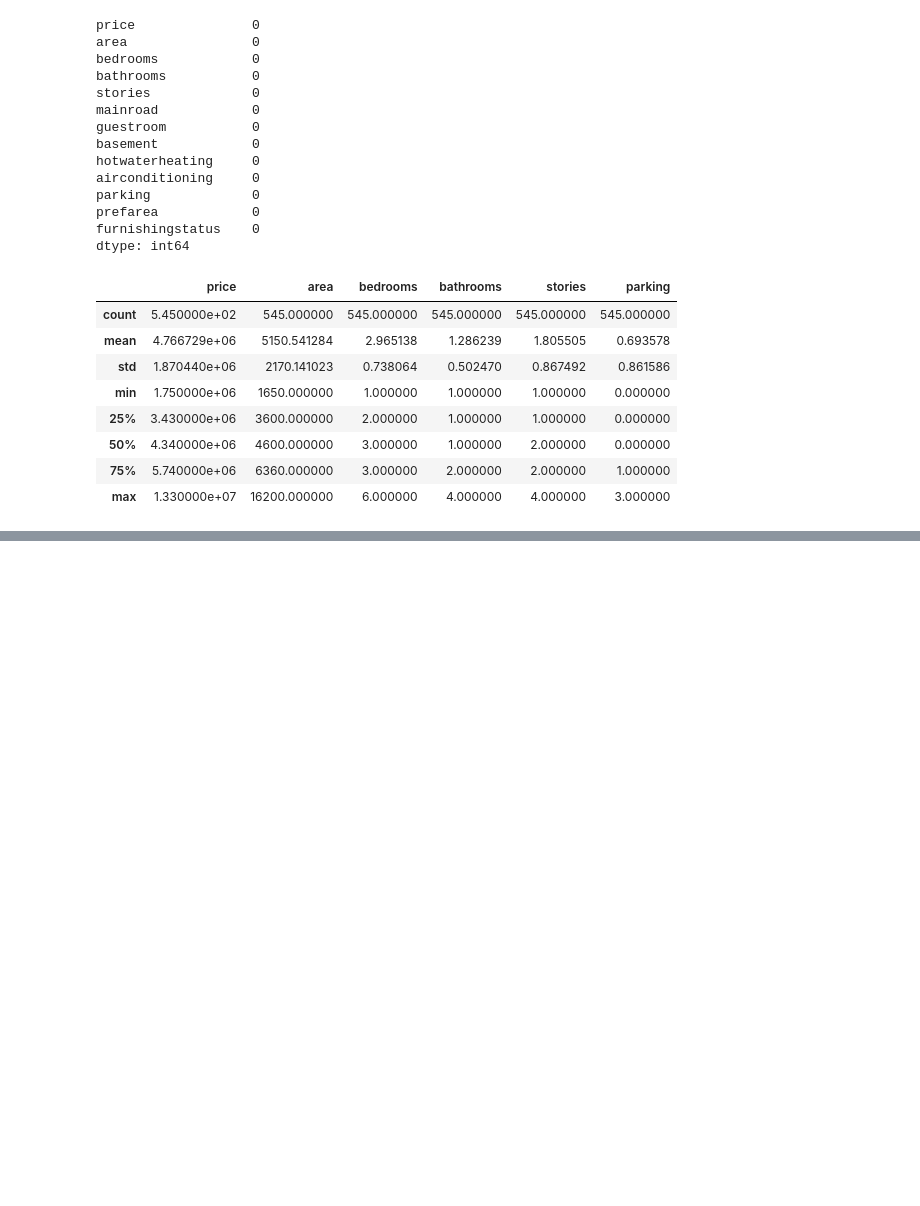
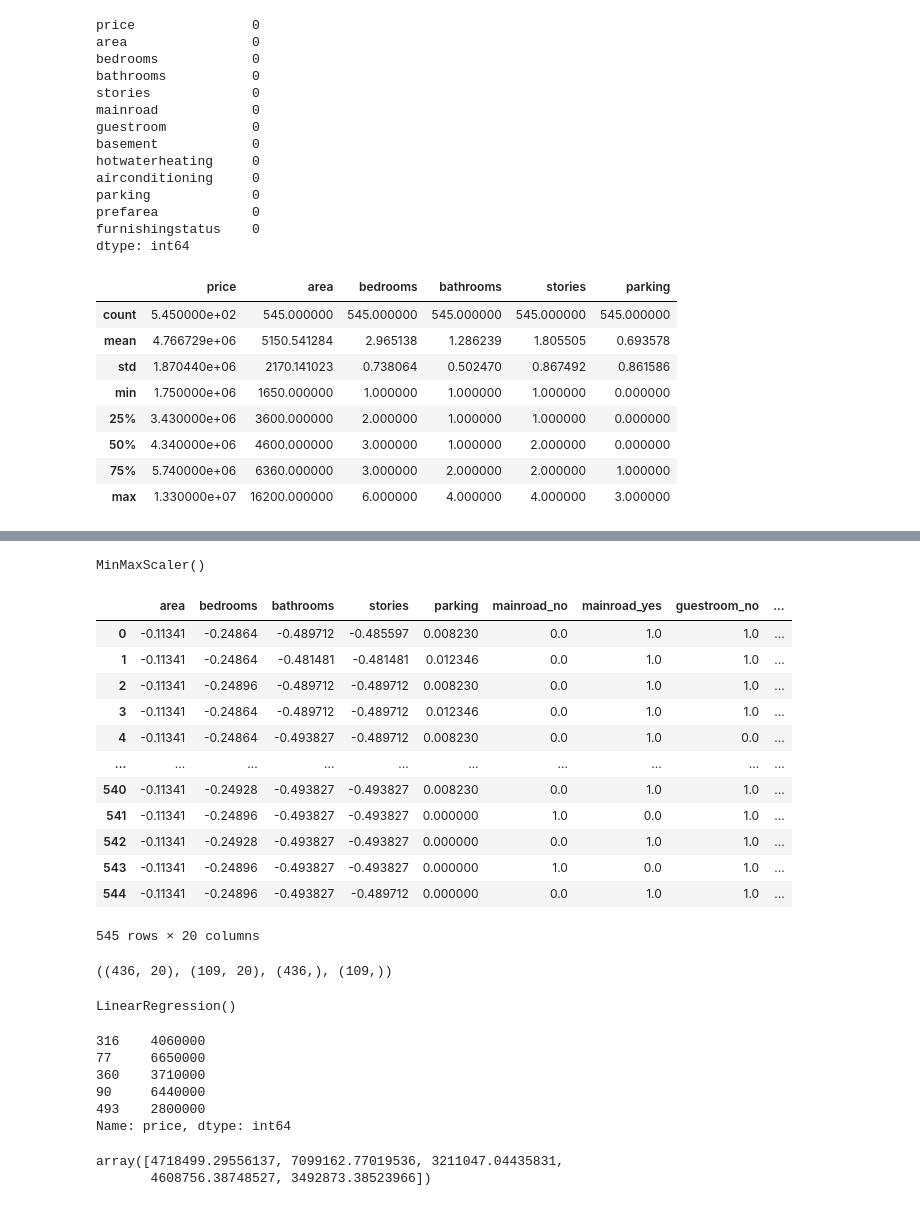
Before and after one commit to iamsurajdev/predict-house-pricing, a Jupyter notebook: main.ipynb, the cells around one changed output, grey strips where cells are left out. Saved outputs shown, nothing was run; the diff lists cells and outputs as text; code cells hidden in the pictures; blank space fills up the shorter version.

Commit message:
implemented Linear regression and Lasso model

```diff
--- a/main.ipynb
+++ b/main.ipynb
@@ -65,0 +152,4 @@ data.describe()
+# %%
+X = data.drop(columns='price')
+Y = data['price']
+Y
@@ -65,0 +169,39 @@ data.describe()
+# %%
+from sklearn.preprocessing import MinMaxScaler
+
+scaler = MinMaxScaler()
+
+scaler.fit(X)
+# %% [output]
+MinMaxScaler()
+# %%
+X[:] = scaler.transform(X).astype(float)
+X
+# %% [output]
+|  | area | bedrooms | bathrooms | stories | parking | mainroad_no | mainroad_yes | guestroom_no | ... |
+| 0 | -0.11341 | -0.24864 | -0.489712 | -0.485597 | 0.008230 | 0.0 | 1.0 | 1.0 | ... |
+| 1 | -0.11341 | -0.24864 | -0.481481 | -0.481481 | 0.012346 | 0.0 | 1.0 | 1.0 | ... |
+| 2 | -0.11341 | -0.24896 | -0.489712 | -0.489712 | 0.008230 | 0.0 | 1.0 | 1.0 | ... |
+| 3 | -0.11341 | -0.24864 | -0.489712 | -0.489712 | 0.012346 | 0.0 | 1.0 | 1.0 | ... |
+| 4 | -0.11341 | -0.24864 | -0.493827 | -0.489712 | 0.008230 | 0.0 | 1.0 | 0.0 | ... |
+| ... | ... | ... | ... | ... | ... | ... | ... | ... | ... |
+| 540 | -0.11341 | -0.24928 | -0.493827 | -0.493827 | 0.008230 | 0.0 | 1.0 | 1.0 | ... |
+| 541 | -0.11341 | -0.24896 | -0.493827 | -0.493827 | 0.000000 | 1.0 | 0.0 | 1.0 | ... |
+| 542 | -0.11341 | -0.24928 | -0.493827 | -0.493827 | 0.000000 | 0.0 | 1.0 | 1.0 | ... |
+| 543 | -0.11341 | -0.24896 | -0.493827 | -0.493827 | 0.000000 | 1.0 | 0.0 | 1.0 | ... |
+| 544 | -0.11341 | -0.24896 | -0.493827 | -0.489712 | 0.000000 | 0.0 | 1.0 | 1.0 | ... |
+545 rows × 20 columns
+# %%
+from sklearn.model_selection import train_test_split
+
+X_train, X_test, Y_train, Y_test = train_test_split(X, Y, test_size=0.2, random_state= 42)
+
+X_train.shape, X_test.shape, Y_train.shape, Y_test.shape
+# %% [output]
+((436, 20), (109, 20), (436,), (109,))
+# %%
+from sklearn.linear_model import LinearRegression
+model = LinearRegression()
+model.fit(X_train, Y_train)
+# %% [output]
+LinearRegression()
@@ -65,0 +210,14 @@ data.describe()
+# %%
+Y_test[:5]
+# %% [output]
+316    4060000
+77     6650000
+360    3710000
+90     6440000
+493    2800000
+Name: price, dtype: int64
+# %%
+Y_predict[:5]
+# %% [output]
+array([4718499.29556137, 7099162.77019536, 3211047.04435831,
+       4608756.38748527, 3492873.38523966])
```
Also changed, not shown: parts of 13 cells of this notebook.
